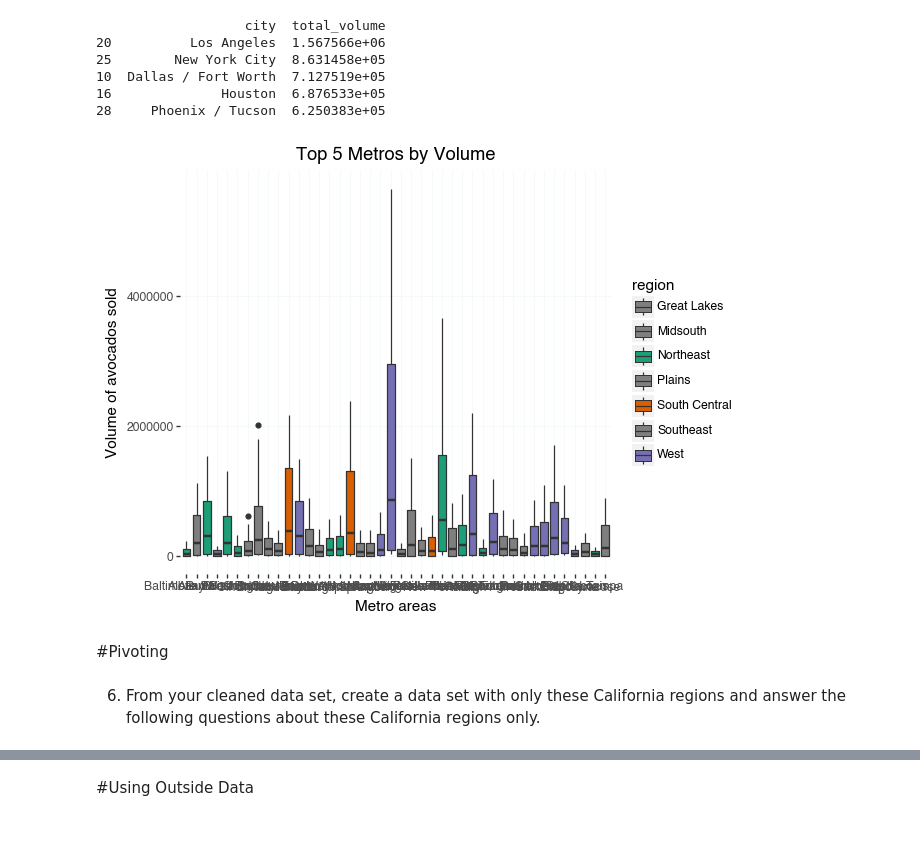
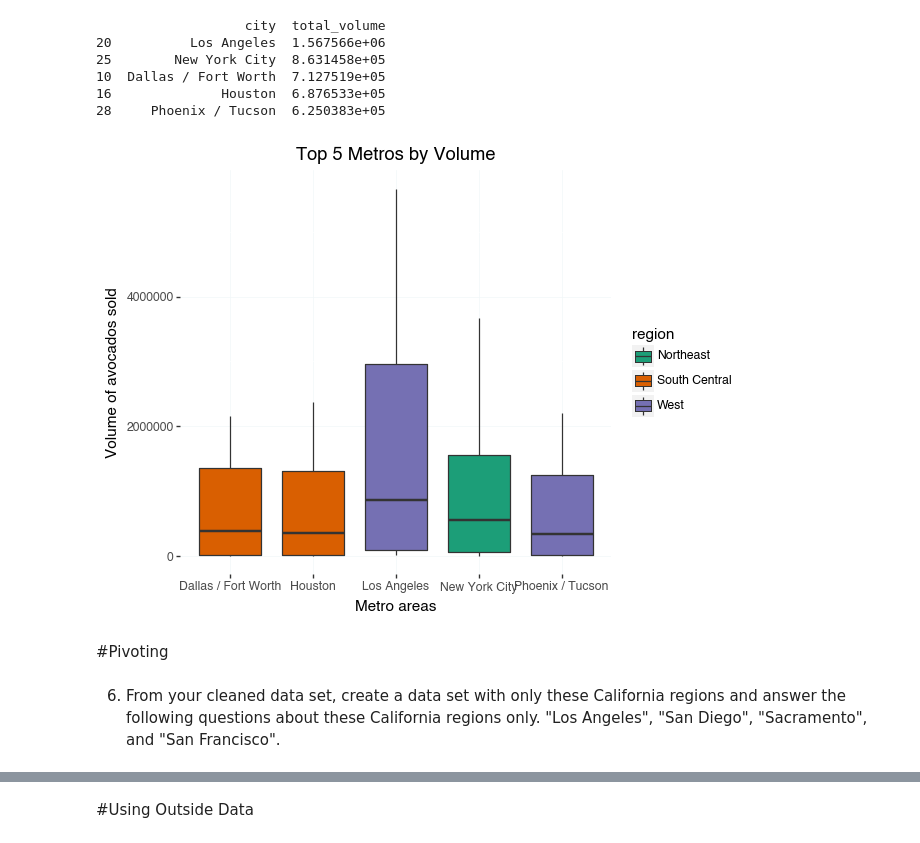
Before and after one commit to PharaohPooh/GSB_544, a Jupyter notebook: Week_2/Lab_2_Avocado_Prices/Lab_2_Avocado_Prices.ipynb, the cells around one changed output, grey strips where cells are left out. Saved outputs shown, nothing was run; the diff lists cells and outputs as text; code cells hidden in the pictures.

```diff
--- a/Week_2/Lab_2_Avocado_Prices/Lab_2_Avocado_Prices.ipynb
+++ b/Week_2/Lab_2_Avocado_Prices/Lab_2_Avocado_Prices.ipynb
@@ -138,19 +138,19 @@ print(sales_by_metro)
 16              Houston  6.876533e+05
 28     Phoenix / Tucson  6.250383e+05
 # %%
-(p9.ggplot(df_arc,
+(p9.ggplot(df_arc.query("city in ['Los Angeles', 'New York City', 'Dallas / Fort Worth', 'Houston', 'Phoenix / Tucson']"),
 p9.aes(
   x = "city",
   y = "total_volume",
   fill = "region"
 ))
 + p9.geom_boxplot()
     + p9.labs(
         title="Top 5 Metros by Volume",
         x="Metro areas", y="Volume of avocados sold")
     + p9.scale_fill_manual(values={"West":"#7570b3", "Northeast":"#1c9e78",
             "South Central":"#d95f01"})
     + p9.theme(panel_background=p9.element_rect(fill="white"), panel_grid_major=p9.element_line(color="#f2f7f8", size=0.5))
     )
 # %% [output]
-[figure, old version]
+[figure, new version]
@@ -177,4 +157,4 @@ p9.aes(
 # %% [markdown]
 #Pivoting
 # %% [markdown]
-6. From your cleaned data set, create a data set with only these California regions and answer the following questions about these California regions only.
+6. From your cleaned data set, create a data set with only these California regions and answer the following questions about these California regions only. "Los Angeles", "San Diego", "Sacramento", and "San Francisco".
```
Also changed, not shown: parts of 7 cells of this notebook.
